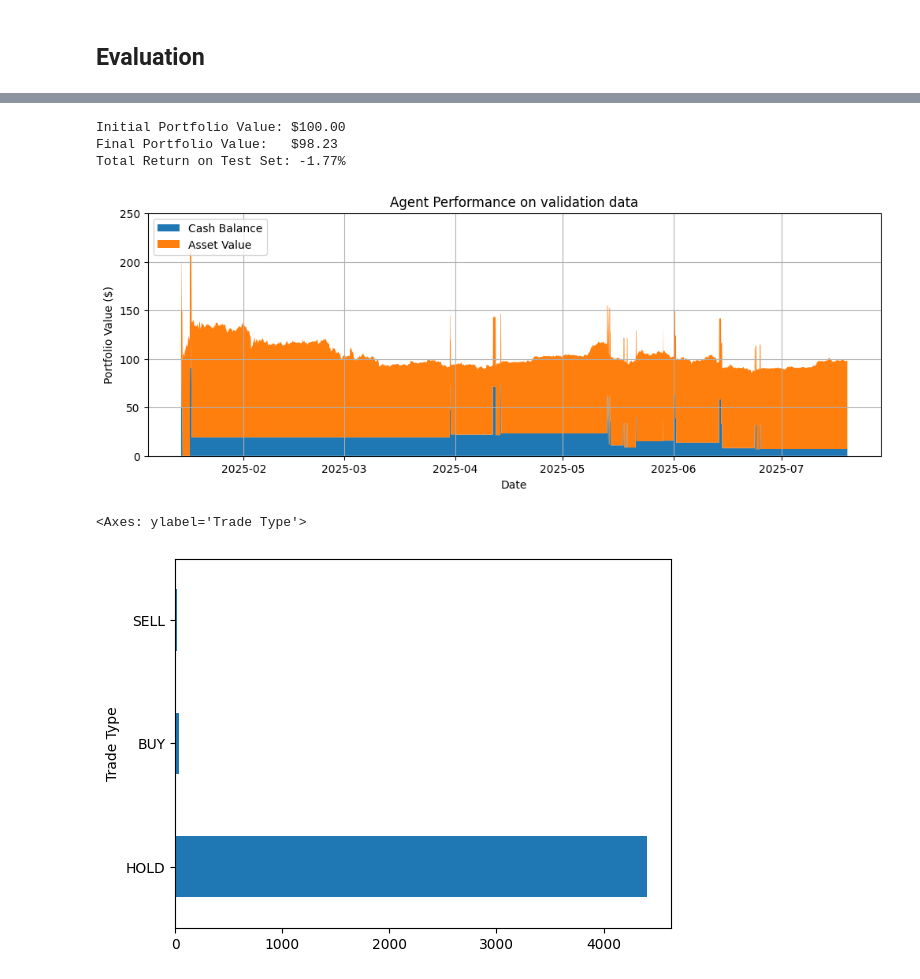
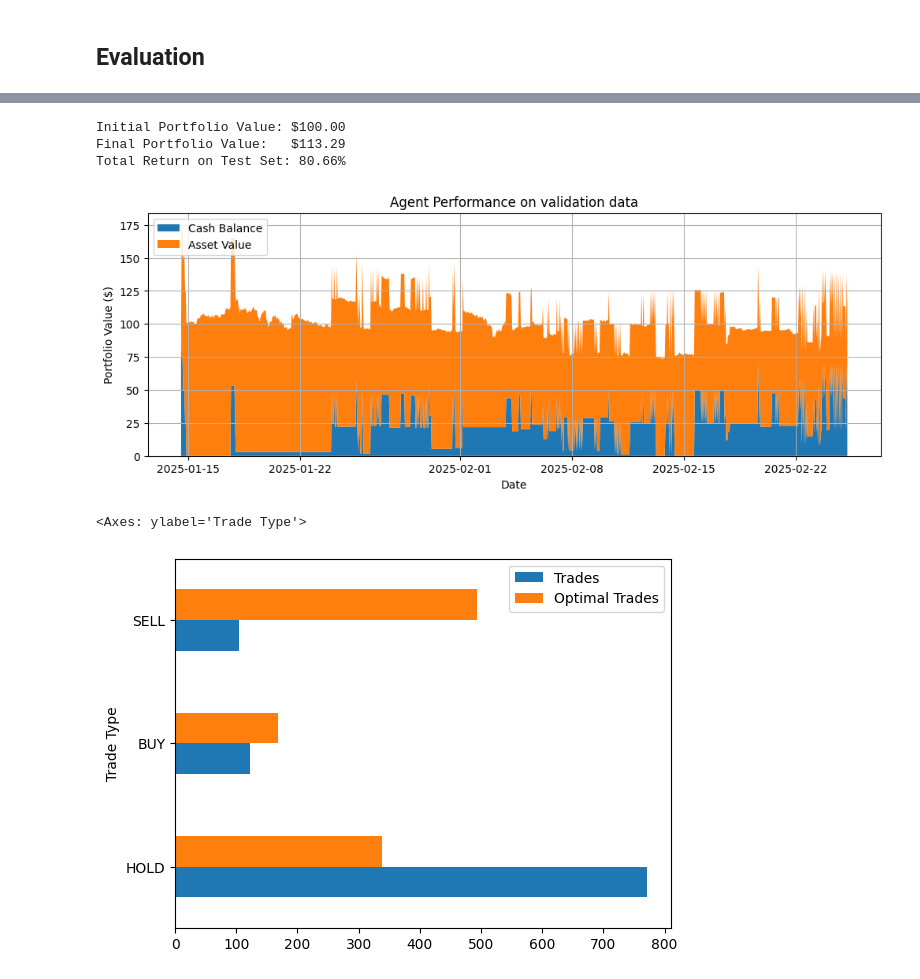
Before and after one commit to Pappa/bandido, a Jupyter notebook: notebooks/crypto/02-tf-agents-bandit-train.ipynb, the cells around one changed output, grey strips where cells are left out. Saved outputs shown, nothing was run; the diff lists cells and outputs as text; code cells hidden in the pictures.

```diff
--- a/notebooks/crypto/02-tf-agents-bandit-train.ipynb
+++ b/notebooks/crypto/02-tf-agents-bandit-train.ipynb
@@ -40,6 +37,7 @@ from tf_agents.replay_buffers import tf_uniform_replay_buffer
 
 from trading_utils import preprocess_data, create_wide_format_data, SYMBOLS
 from trading_env import CryptoTradingEnvironment
+from observers import ProgressObserver, MetricsObserver
 
 from sklearn.preprocessing import StandardScaler
 from sklearn.model_selection import train_test_split
@@ -50,18 +48,18 @@ DATA_FILEPATH = 'data/ohlcv.csv.gz'
 POLICY_SAVE_PATH = 'policy'
 
 # Model Hyperparameters
-NUM_TRAINING_STEPS = 10000  # Increased for more meaningful training
-NUM_TESTING_STEPS = 5000
+MAX_TRAIN_STEPS = 2500
+MAX_EVAL_STEPS = 1000
 ALPHA = 1.0 # LinUCB exploration parameter
 TEST_SIZE = 0.2
 SEED_FUND = 100.0
 TRADE_SIZE = 25.0
-TRADE_FEE = 0.005
-INVALID_ACTION_PENALTY = -0.0001
+TRADE_FEE = 0.00005
+INVALID_ACTION_PENALTY = -0.5
 
 TECHNICAL_FEATURES = ['price_change', 'volume_change', 'rsi', 'macd', 'macd_signal', 'macd_hist', 'bb_percent_b', 'bb_bandwidth']
 TECHNICAL_FEATURES = ['price_change', 'rsi', 'macd_signal', 'macd_hist', 'bb_percent_b', 'bb_bandwidth']
-TECHNICAL_FEATURES = ['price_change', 'rsi', 'macd_signal', 'macd_hist']
+#TECHNICAL_FEATURES = ['price_change', 'rsi', 'macd_signal', 'macd_hist']
 
 # Load Data
 df = pd.read_csv(DATA_FILEPATH, compression='gzip', parse_dates=['timestamp']) #.set_index('timestamp')
@@ -223,7 +183,7 @@ plt.show()
 # %%
-balance_history = tf_env.pyenv.envs[0].balance_history
-asset_value_history = tf_env.pyenv.envs[0].asset_value_history
-portfolio_value_history = tf_env.pyenv.envs[0].portfolio_value_history
+balance_history = crypto_env.balance_history
+asset_value_history = crypto_env.asset_value_history
+portfolio_value_history = crypto_env.portfolio_value_history
 seed_fund_value = balance_history[0]
 final_portfolio_value = portfolio_value_history[-1]
 total_return_pct = ((final_portfolio_value - seed_fund_value) / seed_fund_value) * 100
@@ -315,37 +279,40 @@ Training step 4450/4462
 # %%
 # 5. Report and Plot the Results
-balance_history = eval_env.balance_history
-asset_value_history = eval_env.asset_value_history
-portfolio_value_history = eval_env.portfolio_value_history
-seed_fund_value = balance_history[0]
-final_portfolio_value = portfolio_value_history[-1]
-total_return_pct = ((final_portfolio_value - seed_fund_value) / seed_fund_value) * 100
+eval_balance_history = eval_env.balance_history
+eval_asset_value_history = eval_env.asset_value_history
+eval_portfolio_value_history = eval_env.portfolio_value_history
+eval_seed_fund_value = eval_balance_history[0]
+eval_final_portfolio_value = eval_portfolio_value_history[-1]
+eval_total_return_pct = ((final_portfolio_value - eval_seed_fund_value) / eval_seed_fund_value) * 100
 
-print(f"Initial Portfolio Value: ${seed_fund_value:,.2f}")
-print(f"Final Portfolio Value:   ${final_portfolio_value:,.2f}")
-print(f"Total Return on Test Set: {total_return_pct:.2f}%")
+print(f"Initial Portfolio Value: ${eval_seed_fund_value:,.2f}")
+print(f"Final Portfolio Value:   ${eval_final_portfolio_value:,.2f}")
+print(f"Total Return on Test Set: {eval_total_return_pct:.2f}%")
 
 # Plot the portfolio value over time
 plt.figure(figsize=(12, 4))
-plt.stackplot(test_prices_df.index[:len(balance_history)],[balance_history, asset_value_history], labels=['Cash Balance','Asset Value'])
+plt.stackplot(test_prices_df.index[:len(eval_balance_history)],[eval_balance_history, eval_asset_value_history], labels=['Cash Balance','Asset Value'])
 plt.legend(loc='upper left')
 plt.title('Agent Performance on validation data')
 plt.xlabel('Date')
 plt.ylabel('Portfolio Value ($)')
 plt.grid(True)
 plt.show()
 # %% [output]
 Initial Portfolio Value: $100.00
-Final Portfolio Value:   $98.23
-Total Return on Test Set: -1.77%
+Final Portfolio Value:   $113.29
+Total Return on Test Set: 80.66%
-[figure, old version]
+[figure, new version]
 # %%
-trade_history = eval_env.trade_history
+eval_trade_history = eval_env.trade_history
+eval_optimal_trade_history = eval_env.optimal_trade_history
 
-trade_history_df = pd.DataFrame(trade_history, columns=['Symbol', 'Valid', 'Trade Type', 'Value', 'Reward'])
-trade_types = trade_history_df['Trade Type'].value_counts().rename('Trades')
+eval_trade_history_df = pd.DataFrame(eval_trade_history, columns=['Symbol', 'Valid', 'Trade Type', 'Value', 'Reward'])
+eval_optimal_trade_history_df = pd.DataFrame(eval_optimal_trade_history, columns=['Symbol', 'Trade Type', 'Value', 'Reward'])
+eval_trade_types = eval_trade_history_df['Trade Type'].value_counts().rename('Trades')
+eval_optimal_trade_types = eval_optimal_trade_history_df['Trade Type'].value_counts().rename('Optimal Trades')
 
-trade_types.plot(kind='barh')
+pd.concat([eval_trade_types, eval_optimal_trade_types], axis=1).plot(kind='barh')
 # %% [output]
 <Axes: ylabel='Trade Type'>
-[figure, old version]
+[figure, new version]
```
Also changed, not shown: parts of 13 cells of this notebook, 2 other files.
